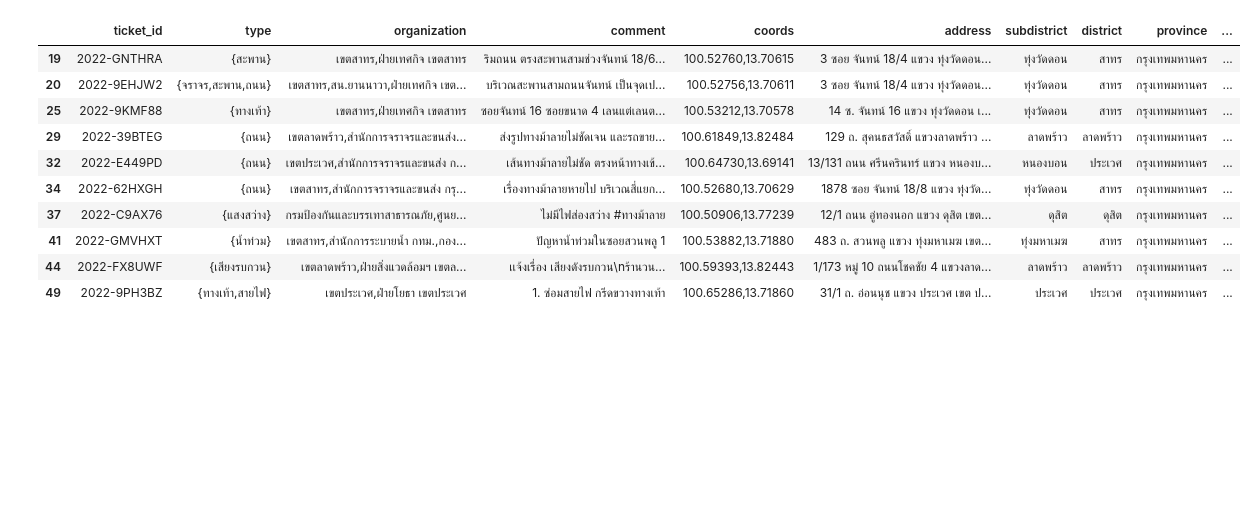
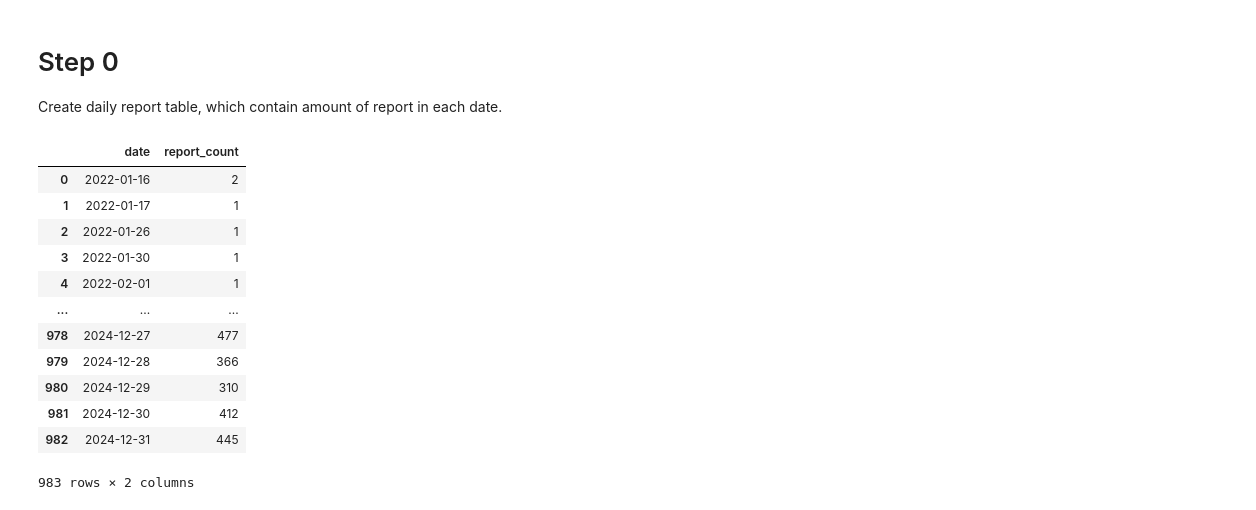
Before and after one commit to wirepecion/JekTurnRight_dsde, a Jupyter notebook: notebooks/insight.ipynb, the cells around one changed output. Saved outputs shown, nothing was run; the diff lists cells and outputs as text; code cells hidden in the pictures; blank space fills up the shorter version.

```diff
--- a/notebooks/insight.ipynb
+++ b/notebooks/insight.ipynb
@@ -53,14 +60,22 @@ memory usage: 68.1+ MB
+# %% [markdown]
+# Step 0
+Create daily report table, which contain amount of report in each date.
 # %%
-df.head(10)
+df['date_timestamp'] = df['timestamp'].dt.date
+daily_reports = df.groupby('date_timestamp').size().reset_index(name='report_count')
+daily_reports.rename(columns={'date_timestamp':'date'}, inplace=True)
+display(daily_reports)
 # %% [output]
-|  | ticket_id | type | organization | comment | coords | address | subdistrict | district | province | ... |
-| 19 | 2022-GNTHRA | {สะพาน} | เขตสาทร,ฝ่ายเทศกิจ เขตสาทร | ริมถนน ตรงสะพานสามช่วงจันทน์ 18/6... | 100.52760,13.70615 | 3 ซอย จันทน์ 18/4 แขวง ทุ่งวัดดอน... | ทุ่งวัดดอน | สาทร | กรุงเทพมหานคร | ... |
-| 20 | 2022-9EHJW2 | {จราจร,สะพาน,ถนน} | เขตสาทร,สน.ยานนาวา,ฝ่ายเทศกิจ เขต... | บริเวณสะพานสามถนนจันทน์ เป็นจุดเป... | 100.52756,13.70611 | 3 ซอย จันทน์ 18/4 แขวง ทุ่งวัดดอน... | ทุ่งวัดดอน | สาทร | กรุงเทพมหานคร | ... |
-| 25 | 2022-9KMF88 | {ทางเท้า} | เขตสาทร,ฝ่ายเทศกิจ เขตสาทร | ซอยจันทน์ 16 ซอยขนาด 4 เลนแต่เลนต... | 100.53212,13.70578 | 14 ซ. จันทน์ 16 แขวง ทุ่งวัดดอน เ... | ทุ่งวัดดอน | สาทร | กรุงเทพมหานคร | ... |
-| 29 | 2022-39BTEG | {ถนน} | เขตลาดพร้าว,สำนักการจราจรและขนส่ง... | ส่งรูปทางม้าลายไม่ชัดเจน และรถขาย... | 100.61849,13.82484 | 129 ถ. สุคนธสวัสดิ์ แขวงลาดพร้าว ... | ลาดพร้าว | ลาดพร้าว | กรุงเทพมหานคร | ... |
-| 32 | 2022-E449PD | {ถนน} | เขตประเวศ,สำนักการจราจรและขนส่ง ก... | เส้นทางม้าลายไม่ชัด ตรงหน้าทางเข้... | 100.64730,13.69141 | 13/131 ถนน ศรีนครินทร์ แขวง หนองบ... | หนองบอน | ประเวศ | กรุงเทพมหานคร | ... |
-| 34 | 2022-62HXGH | {ถนน} | เขตสาทร,สำนักการจราจรและขนส่ง กรุ... | เรื่องทางม้าลายหายไป บริเวณสี่แยก... | 100.52680,13.70629 | 1878 ซอย จันทน์ 18/8 แขวง ทุ่งวัด... | ทุ่งวัดดอน | สาทร | กรุงเทพมหานคร | ... |
-| 37 | 2022-C9AX76 | {แสงสว่าง} | กรมป้องกันและบรรเทาสาธารณภัย,ศูนย... | ไม่มีไฟส่องสว่าง #ทางม้าลาย | 100.50906,13.77239 | 12/1 ถนน อู่ทองนอก แขวง ดุสิต เขต... | ดุสิต | ดุสิต | กรุงเทพมหานคร | ... |
-| 41 | 2022-GMVHXT | {น้ำท่วม} | เขตสาทร,สำนักการระบายน้ำ กทม.,กอง... | ปัญหาน้ำท่วมในซอยสวนพลู 1 | 100.53882,13.71880 | 483 ถ. สวนพลู แขวง ทุ่งมหาเมฆ เขต... | ทุ่งมหาเมฆ | สาทร | กรุงเทพมหานคร | ... |
-| 44 | 2022-FX8UWF | {เสียงรบกวน} | เขตลาดพร้าว,ฝ่ายสิ่งแวดล้อมฯ เขตล... | เเจ้งเรื่อง เสียงดังรบกวน\nร้านวน... | 100.59393,13.82443 | 1/173 หมู่ 10 ถนนโชคชัย 4 แขวงลาด... | ลาดพร้าว | ลาดพร้าว | กรุงเทพมหานคร | ... |
-| 49 | 2022-9PH3BZ | {ทางเท้า,สายไฟ} | เขตประเวศ,ฝ่ายโยธา เขตประเวศ | 1. ซ่อมสายไฟ กรีดขวางทางเท้า | 100.65286,13.71860 | 31/1 ถ. อ่อนนุช แขวง ประเวศ เขต ป... | ประเวศ | ประเวศ | กรุงเทพมหานคร | ... |
+|  | date | report_count |
+| 0 | 2022-01-16 | 2 |
+| 1 | 2022-01-17 | 1 |
+| 2 | 2022-01-26 | 1 |
+| 3 | 2022-01-30 | 1 |
+| 4 | 2022-02-01 | 1 |
+| ... | ... | ... |
+| 978 | 2024-12-27 | 477 |
+| 979 | 2024-12-28 | 366 |
+| 980 | 2024-12-29 | 310 |
+| 981 | 2024-12-30 | 412 |
+| 982 | 2024-12-31 | 445 |
+983 rows × 2 columns
```
Also changed, not shown: parts of 17 cells of this notebook, 1 other file.
